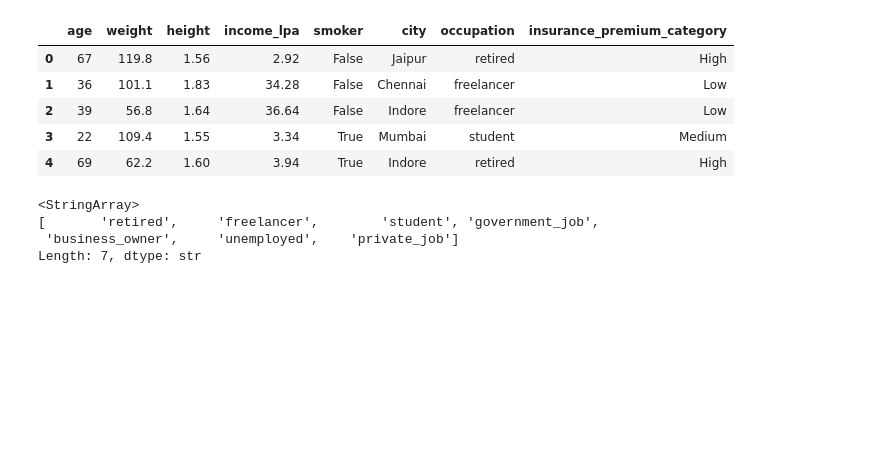
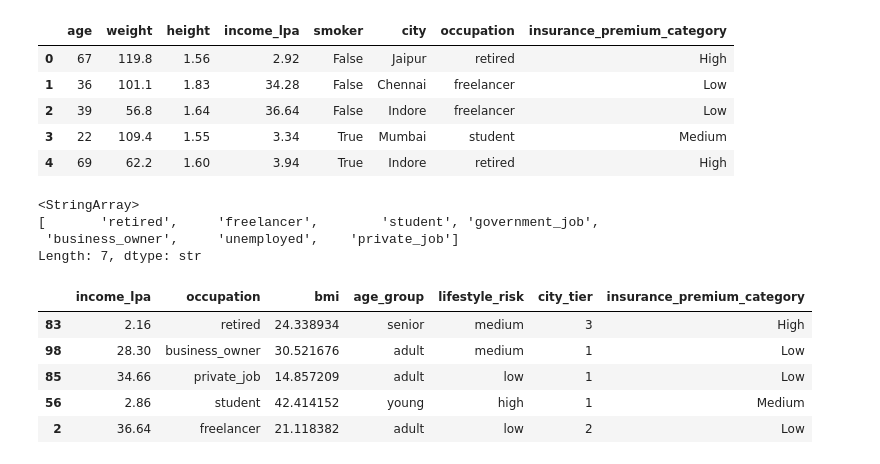
Before and after one commit to Abhi20O1/FastAPI, a Jupyter notebook: FastAPI/fastapi_ml_model.ipynb, the cells around one changed output. Drawn from its saved outputs; the diff is of its cells as text; code cells hidden in the pictures; blank space fills up the shorter version.

```diff
--- a/FastAPI/fastapi_ml_model.ipynb
+++ b/FastAPI/fastapi_ml_model.ipynb
@@ -50,3 +50,5 @@ def lifestyle_risk(row):
         return "medium"
     else:
         return "low"
+# %%
+df_feat["lifestyle_risk"] = df_feat.apply(lifestyle_risk, axis=1)
@@ -52,0 +76,9 @@ def lifestyle_risk(row):
+# %%
+df_feat.drop(columns=['age', 'weight', 'height', 'smoker', 'city'])[['income_lpa', 'occupation', 'bmi', 'age_group', 'lifestyle_risk', 'city_tier', 'insurance_premium_category']].sample(5)
+# %% [output]
+|  | income_lpa | occupation | bmi | age_group | lifestyle_risk | city_tier | insurance_premium_category |
+| 83 | 2.16 | retired | 24.338934 | senior | medium | 3 | High |
+| 98 | 28.30 | business_owner | 30.521676 | adult | medium | 1 | Low |
+| 85 | 34.66 | private_job | 14.857209 | adult | low | 1 | Low |
+| 56 | 2.86 | student | 42.414152 | young | high | 1 | Medium |
+| 2 | 36.64 | freelancer | 21.118382 | adult | low | 2 | Low |
```
Also changed, not shown: parts of 13 cells of this notebook, 1 other file.
